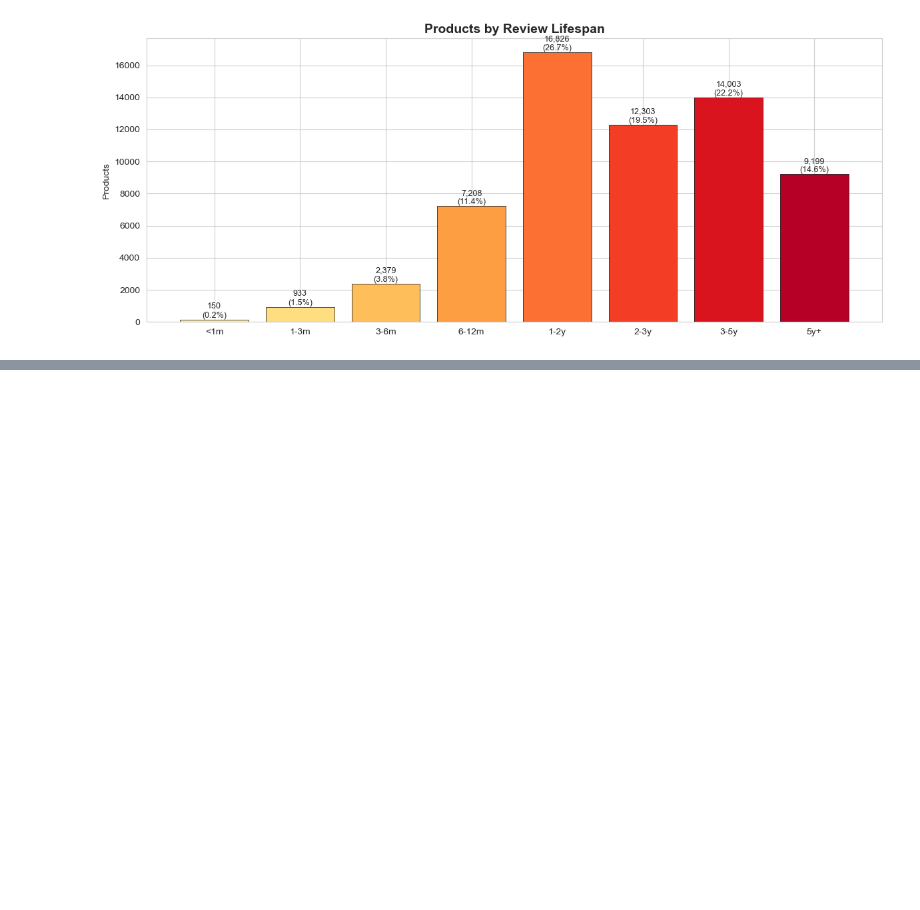
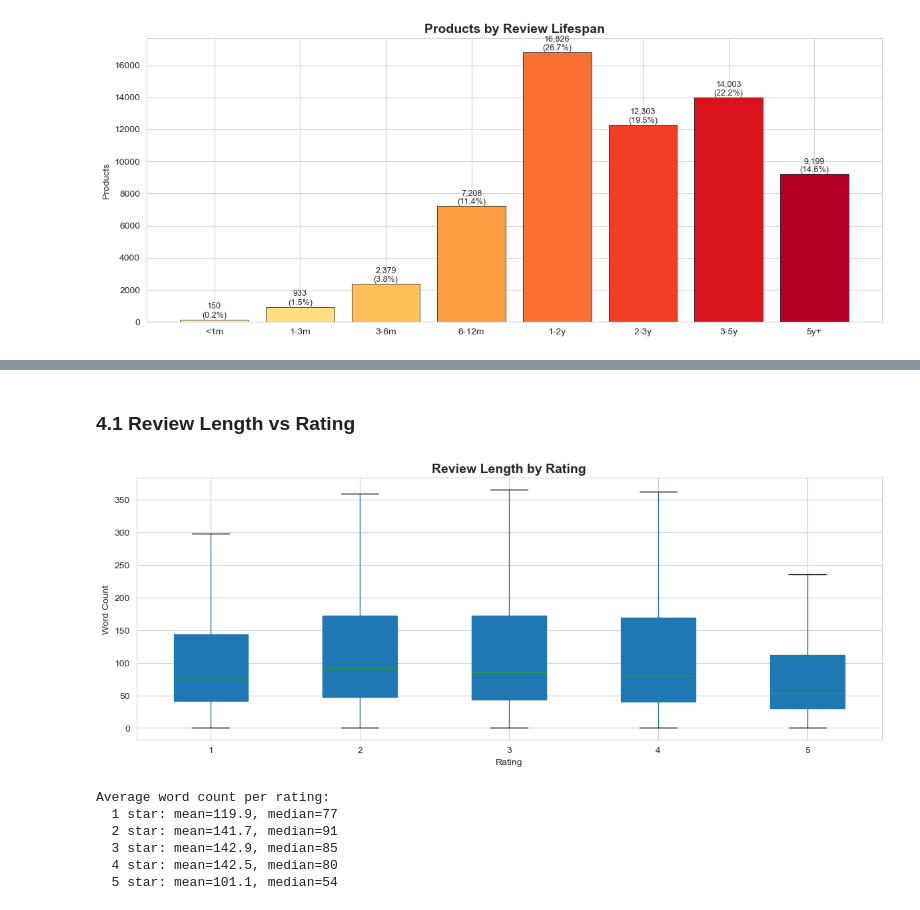
Before and after one commit to iremmkrtlmz/Amazon-Electronics-Intelligence, a Jupyter notebook: amazon_electronics_intelligence.ipynb, the cells around one changed output, grey strips where cells are left out. Saved outputs shown, nothing was run; the diff lists cells and outputs as text; code cells hidden in the pictures; blank space fills up the shorter version.

Commit message:
Section 4: Statistical Inference (Review Length, Helpfulness Ratio, T-test)

```diff
--- a/amazon_electronics_intelligence.ipynb
+++ b/amazon_electronics_intelligence.ipynb
@@ -461,0 +467,37 @@ plt.show()
+# %% [markdown]
+### 4.1 Review Length vs Rating
+# %%
+# Calculate word count for each review
+df['word_count'] = df['reviewText'].fillna('').apply(lambda x: len(x.split()))
+
+fig, ax = plt.subplots(figsize=(12, 5))
+bp = df.boxplot(column='word_count', by='overall', ax=ax,
+                showfliers=False, patch_artist=True)
+
+colors = ['#e74c3c', '#e67e22', '#f1c40f', '#2ecc71', '#3498db']
+for patch, color in zip(bp.artists if hasattr(bp, 'artists') else ax.patches, colors):
+    patch.set_facecolor(color)
+    patch.set_alpha(0.7)
+
+ax.set_title('Review Length by Rating', fontsize=14, fontweight='bold')
+ax.set_xlabel('Rating')
+ax.set_ylabel('Word Count')
+fig.suptitle('')
+
+plt.tight_layout()
+plt.show()
+
+# Average word count per rating
+print("Average word count per rating:")
+for rating in sorted(df['overall'].unique()):
+    avg = df[df['overall'] == rating]['word_count'].mean()
+    med = df[df['overall'] == rating]['word_count'].median()
+    print(f"  {int(rating)} star: mean={avg:.1f}, median={med:.0f}")
+# %% [output]
+[figure, added]
+Average word count per rating:
+  1 star: mean=119.9, median=77
+  2 star: mean=141.7, median=91
+  3 star: mean=142.9, median=85
+  4 star: mean=142.5, median=80
+  5 star: mean=101.1, median=54
```
Also changed, not shown: parts of 5 cells of this notebook.
